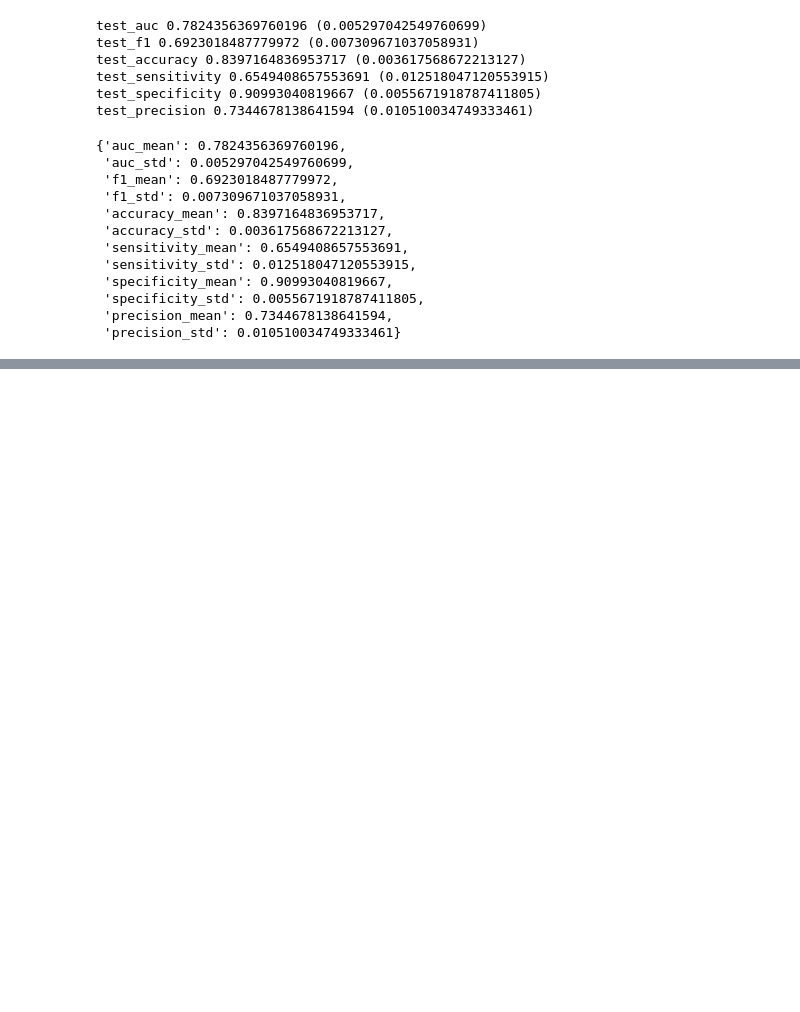
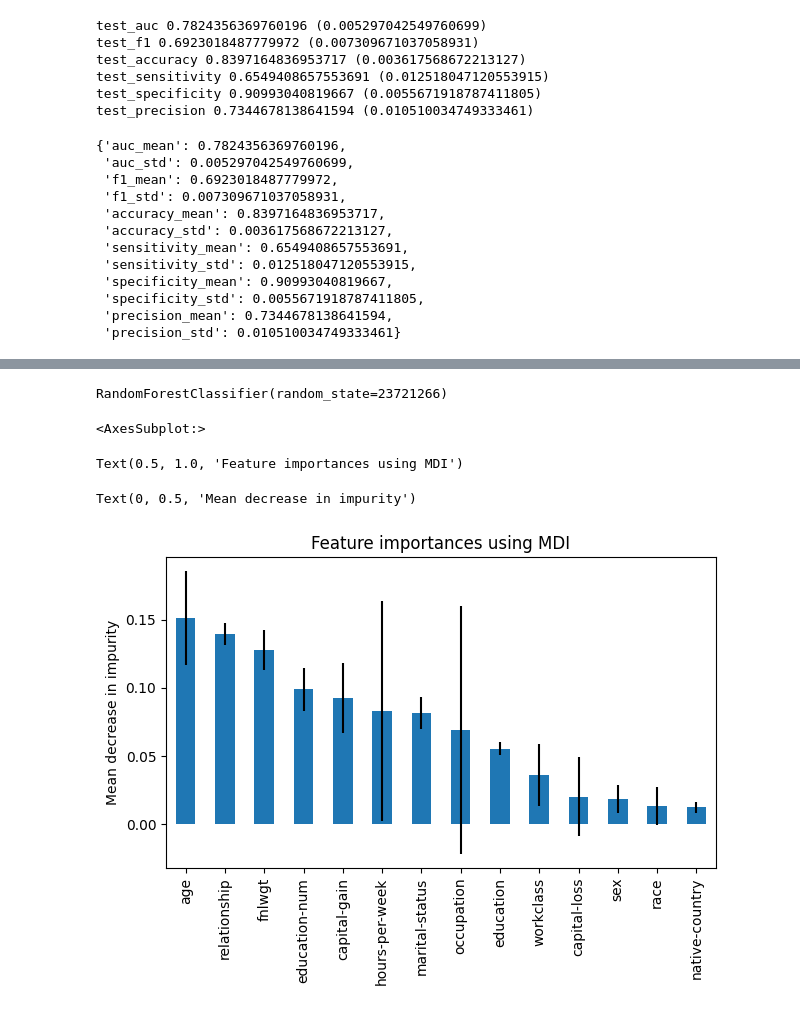
Before and after one commit to TommyRoy776/381-ML-HW1-, a Jupyter notebook: 381 hw1.ipynb, the cells around one changed output, grey strips where cells are left out. Saved outputs shown, nothing was run; the diff lists cells and outputs as text; code cells hidden in the pictures; blank space fills up the shorter version.

Commit message:
part 5

```diff
--- a/381 hw1.ipynb
+++ b/381 hw1.ipynb
@@ -533,0 +572,35 @@ time_c = time_end-time_start
+# %%
+#part 5 (1)
+def toDict(list,cols):
+    cols = cols.tolist()
+    temp = dict()
+    for val in list:
+        temp[cols.pop(0)] = val
+    return temp
+
+feature_selection, Ftraining = MySplit(1,5/6,train_set)
+Xfeature_selection = feature_selection.drop('annual-income',axis=1)
+Yfeature_selection = feature_selection['annual-income']
+forest = RandomForestClassifier(random_state=23721266)
+forest.fit(Xfeature_selection, Yfeature_selection)
+importances = forest.feature_importances_
+bardata = toDict(importances,Xfeature_selection.columns)
+bardata = dict(sorted(bardata.items(), key=lambda item: item[1],reverse= True))
+std = np.std([tree.feature_importances_ for tree in forest.estimators_], axis=0)
+# %% [output]
+RandomForestClassifier(random_state=23721266)
+# %%
+import pandas as pd
+
+forest_importances = pd.Series(bardata)
+
+fig, ax = plt.subplots()
+forest_importances.plot.bar(yerr=std, ax=ax)
+ax.set_title("Feature importances using MDI")
+ax.set_ylabel("Mean decrease in impurity")
+fig.tight_layout()
+# %% [output]
+<AxesSubplot:>
+Text(0.5, 1.0, 'Feature importances using MDI')
+Text(0, 0.5, 'Mean decrease in impurity')
+[figure, added]
```
Also changed, not shown: parts of 10 cells of this notebook, 1 other file.
